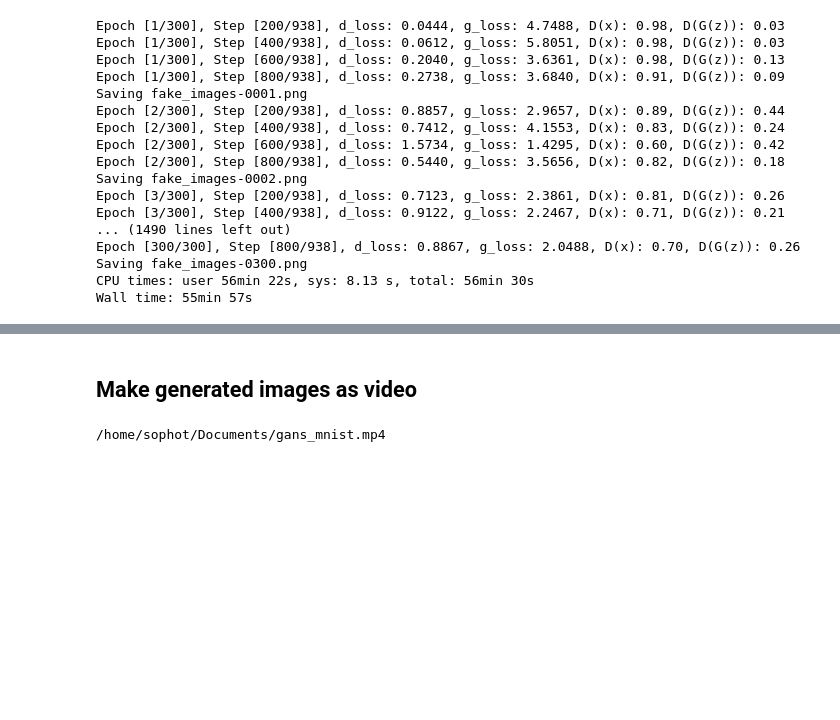
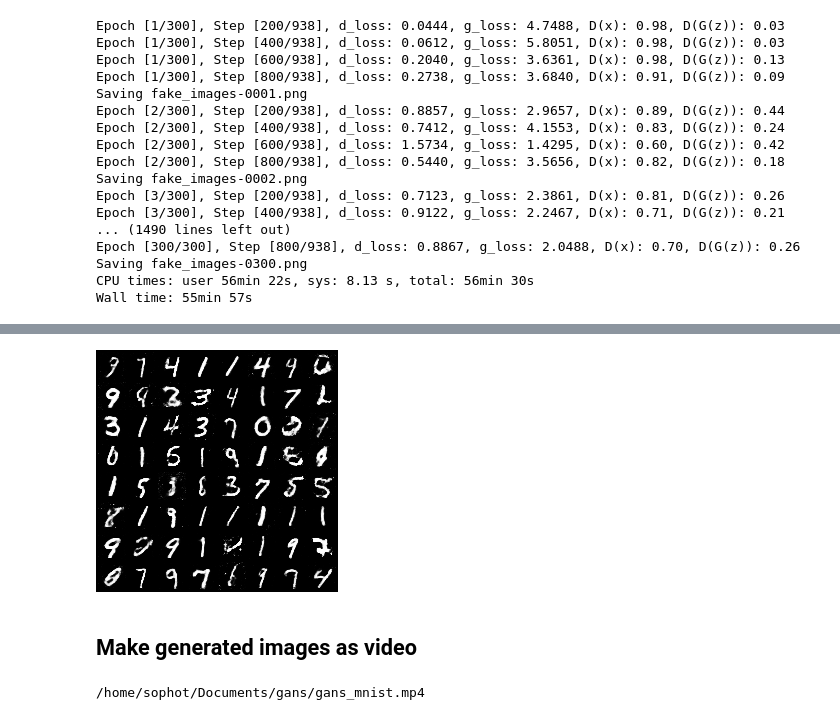
Before and after one commit to sophot/gans, a Jupyter notebook: gan_mnist.ipynb, the cells around one changed output, grey strips where cells are left out. Saved outputs shown, nothing was run; the diff lists cells and outputs as text; code cells hidden in the pictures; blank space fills up the shorter version.

```diff
--- a/gan_mnist.ipynb
+++ b/gan_mnist.ipynb
@@ -340,3 +354,7 @@ Wall time: 55min 57s
+# %%
+Image('./mnist_gans/samples/fake_images-0300.png')
+# %% [output]
+[figure, added]
 # %% [markdown]
 ## Make generated images as video
 # %%
@@ -348,9 +366,19 @@ vid_fname = 'gans_mnist.mp4'
 files = [os.path.join(sample_directory, f) for f in os.listdir(sample_directory) if 'fake_images' in f]
 files.sort()
 
-out = cv2.VideoWriter(vid_fname, cv2.VideoWriter_fourcc(*'mp4v'), 8, (302,302))
-[out.write(cv2.imread(fname)) for fname in files]
+img_array = []
+for f in files:
+    img = cv2.imread(f)
+    height, width, layers = img.shape
+    img_array.append(img)
+
+size = (width,height)
+out = cv2.VideoWriter(vid_fname, cv2.VideoWriter_fourcc(*'mp4v'), 20 , size)
+
+for img_arr in img_array:
+    out.write(img_arr)
 out.release()
+
 FileLink('gans_mnist.mp4')
 # %% [output]
-/home/sophot/Documents/gans_mnist.mp4
+/home/sophot/Documents/gans/gans_mnist.mp4
```
Also changed, not shown: parts of 7 cells of this notebook, 8 other files.
